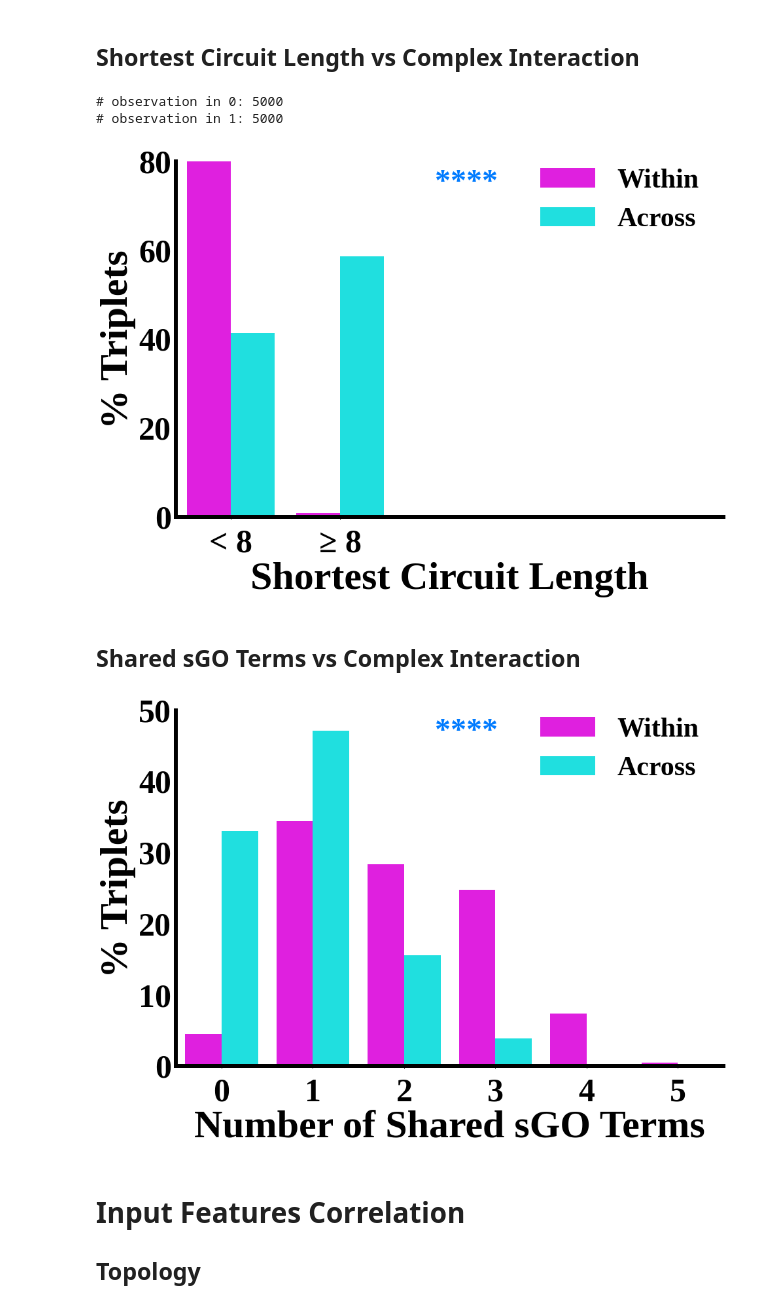
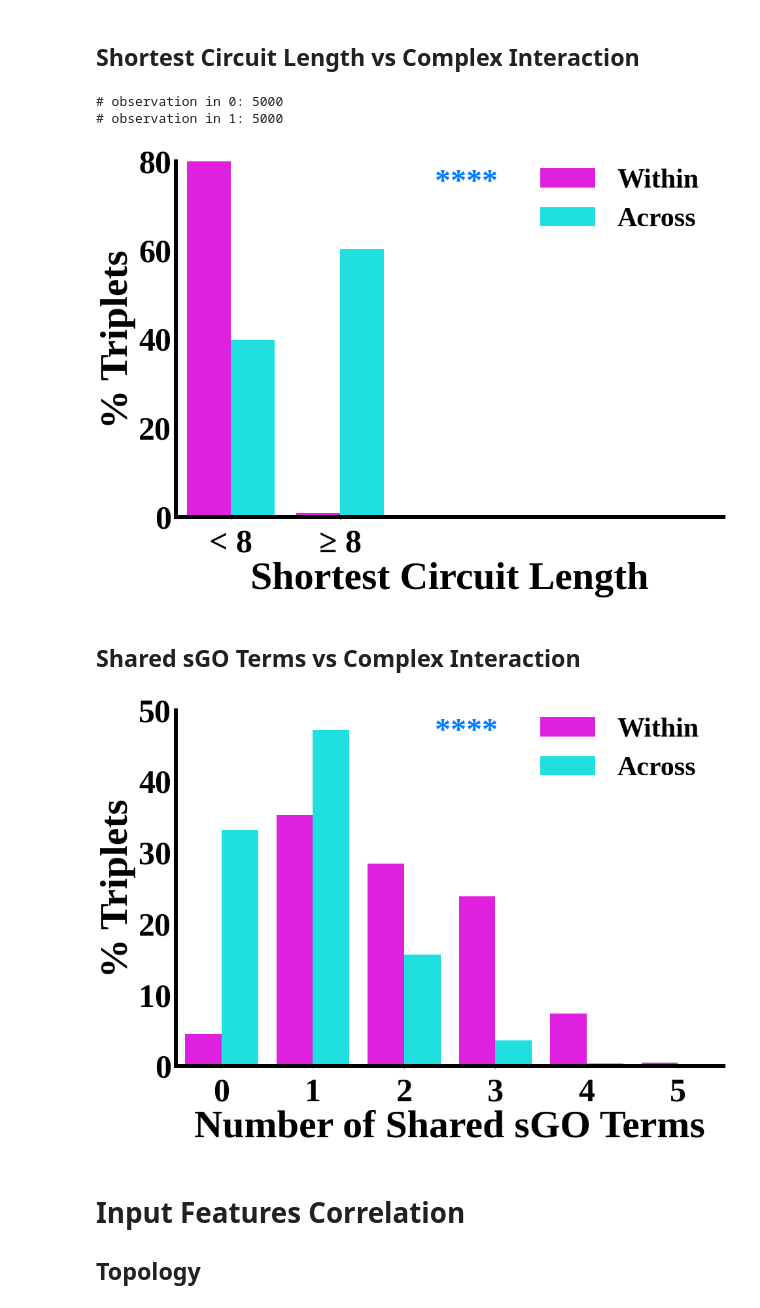
Before and after one commit to KISRDevelopment/cell_viability_paper, a Jupyter notebook: figures.ipynb, the cells around one changed output. Cells and saved outputs as stored; diff of their text form; code cells hidden in the pictures.

```diff
--- a/figures.ipynb
+++ b/figures.ipynb
@@ -1108,25 +1108,25 @@ Within (15.08) vs. Across (12.97): 0.000000 [472.329707] (lens 5000 vs 5000)
 # %% [markdown]
 ## Shortest Circuit Length vs Complex Interaction
 # %%
-scl_freqs = compute_scl_freqs("../tmp/pseudo_triplets_mn.feather")
+scl_freqs = compute_scl_freqs("../generated-data/dataset_yeast_pseudo_triplets_mn.feather")
 plot_distrib(create_summary_scl_df(scl_freqs, 8, gi_labels=['Within','Across']), { 'Within' : 'magenta', 'Across' : 'cyan' },
             'Shortest Circuit Length', '% Triplets', 0,
             [0, 80], '#007bff', tick_label_size=50, xlim=[-0.5, 4.5])
 # %% [output]
 # observation in 0: 5000
 # observation in 1: 5000
-[figure, old version]
+[figure, new version]
 # %% [markdown]
 ## Shared sGO Terms vs Complex Interaction
 # %%
 plot_distrib(create_tgi_shared_sgo_df(
-                compute_tgi_shared_sgo("../tmp/pseudo_triplets_mn.feather", 2),
+                compute_tgi_shared_sgo("../generated-data/dataset_yeast_pseudo_triplets_mn.feather", 2),
                 gi_labels=['Within','Across']),
              { 'Within' : 'magenta', 'Across' : 'cyan' },
              'Number of Shared sGO Terms', '% Triplets', 0,
              [0, 50], '#007bff', tick_label_size=50, xlim=[-0.5, 5.5])
 # %% [output]
-[figure, old version]
+[figure, new version]
 # %% [markdown]
 # Input Features Correlation
 
```
Also changed, not shown: parts of 6 cells of this notebook.
